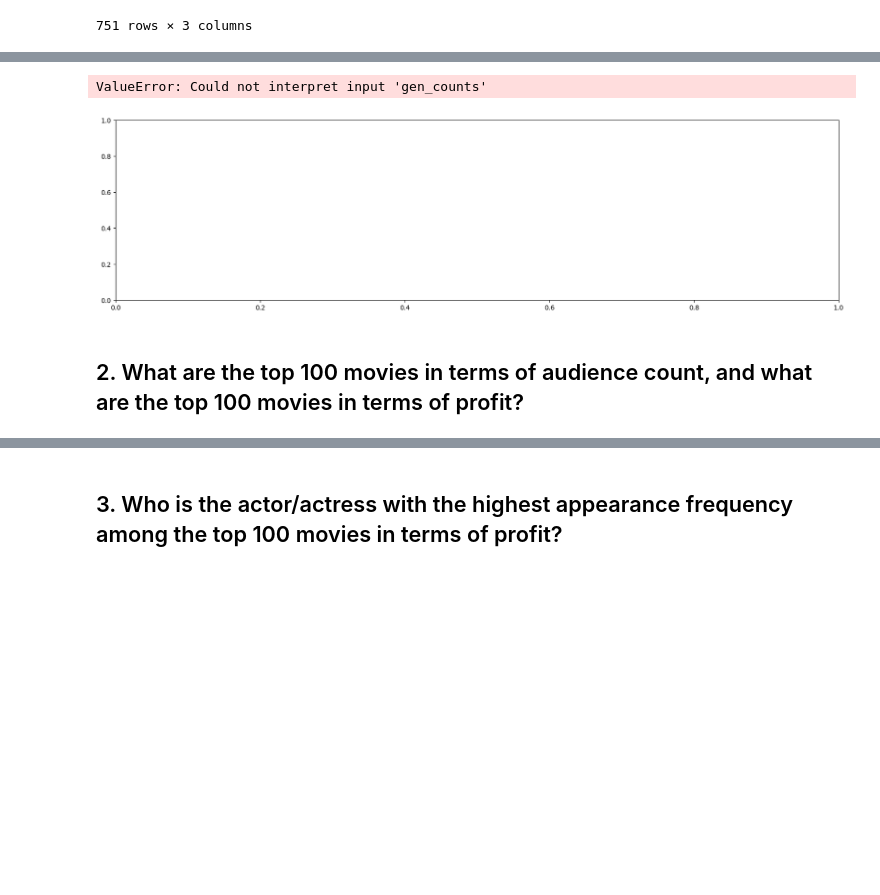
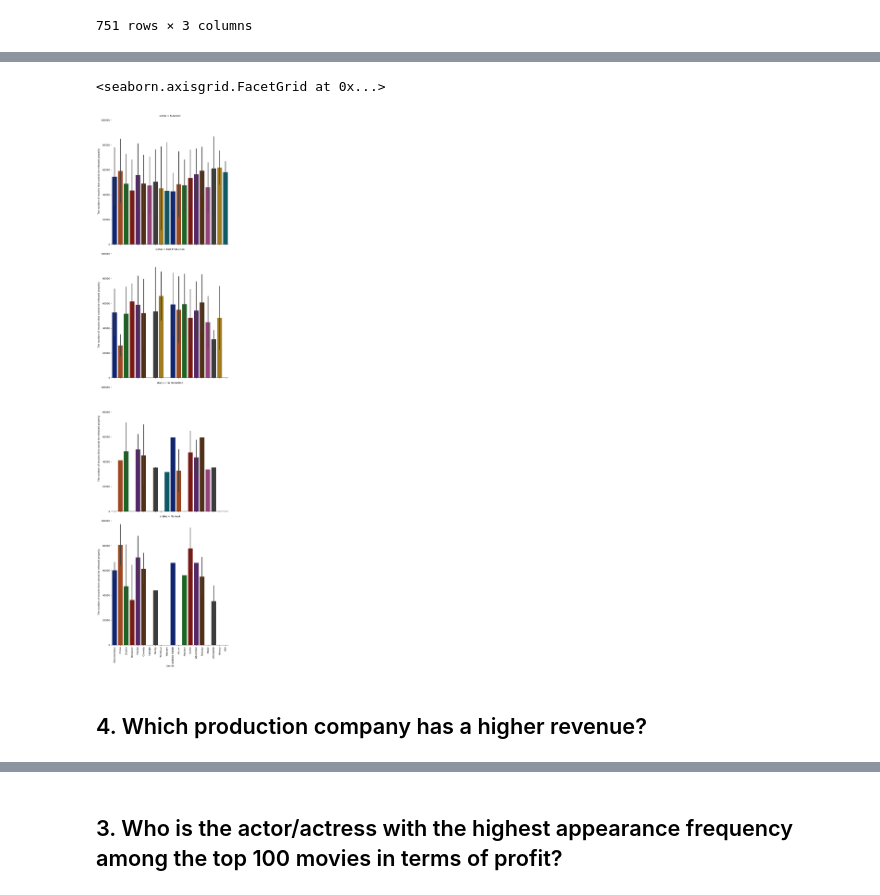
Before and after one commit to jingyun0312/DataSource_Movie, a Jupyter notebook: movie.ipynb, the cells around one changed output, grey strips where cells are left out. Drawn from its saved outputs; the diff is of its cells as text; code cells hidden in the pictures; blank space fills up the shorter version.

```diff
--- a/movie.ipynb
+++ b/movie.ipynb
@@ -2316,3 +2484,5 @@ genres_status_notr.groupby(['status','genres']).size().reset_index(name='gen_cou
 | 61 | Rumored | War | 3 |
 | 62 | Rumored | Western | 3 |
 63 rows × 3 columns
+# %%
+genres_status_notr['gen_counts'] = genres_status_notr.index
@@ -2319,15 +2505,14 @@ genres_status_notr.groupby(['status','genres']).size().reset_index(name='gen_cou
 # %%
-fig, ax = plt.subplots(figsize=(20,5))
-sns.catplot(
+g = sns.catplot(
     data=genres_status_notr, kind="bar",
     x="genres", y="gen_counts", row="status",
-    errorbar="sd", palette="dark", alpha=.6, height=6
+    errorbar="sd", palette="dark", alpha=1, height=8
 )
+plt.xticks(rotation=90)
 g.despine(left=True)
-g.set_axis_labels("", "Body mass (g)")
-g.legend.set_title("")
+g.set_axis_labels("Genres", "The number of movies that cannot be released properly.")
 # %% [output]
-ValueError: Could not interpret input 'gen_counts'
+<seaborn.axisgrid.FacetGrid at 0x...>
-[figure, old version]
+[figure, new version]
 # %% [markdown]
-## 2. What are the top 100 movies in terms of audience count, and what are the top 100 movies in terms of profit?
+## 4. Which production company has a higher revenue?
```
Also changed, not shown: parts of 76 cells of this notebook, 5 other files.
